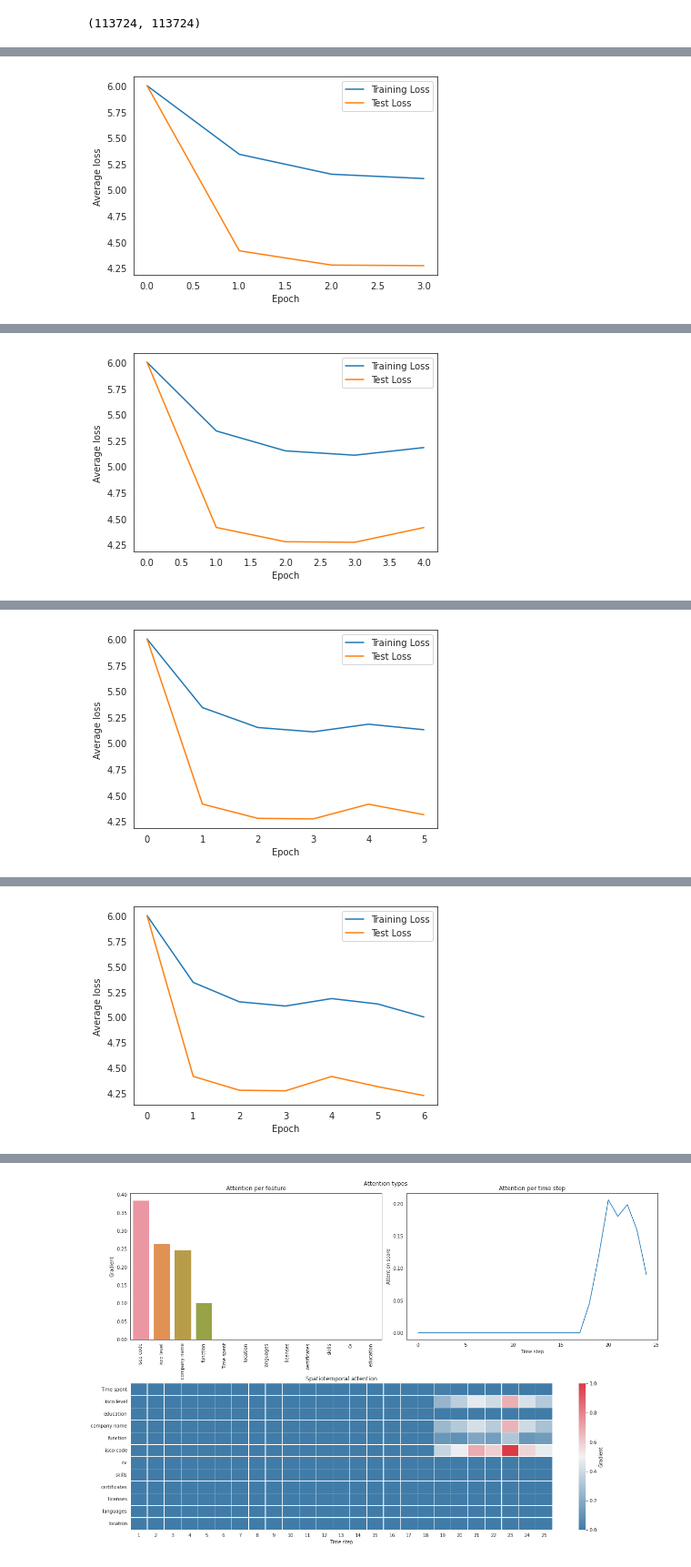
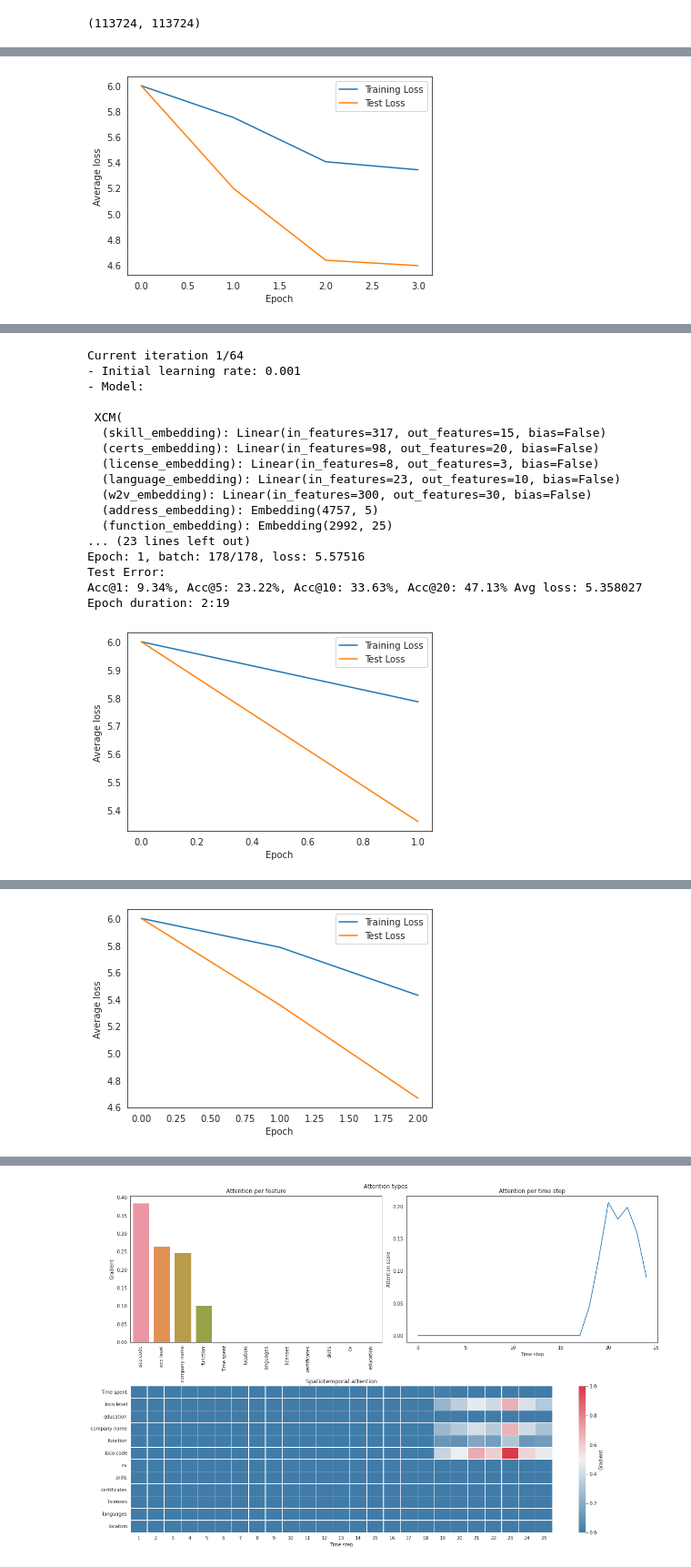
Before and after one commit to maxdata/MSc_thesis, a Jupyter notebook: Explainable/Explainable_CNN.ipynb, the cells around one changed output, grey strips where cells are left out. Shown at 91% size. Cells and saved outputs as stored; diff of their text form; code cells hidden in the pictures.

```diff
--- a/Explainable/Explainable_CNN.ipynb
+++ b/Explainable/Explainable_CNN.ipynb
@@ -652,6 +657,9 @@ def train_loop(model, trainloader, valloader, optimizer, scheduler, criterion, n
 
         done = int(time.time() - start)
         print(f"Epoch duration: {int((done) // 60)}:{int((done) % 60):02d}")
+
+        with open(f"../logs/eCNN-LSTM/{datetime.now().strftime('%Y_%d_%m_%H:%M:%S')}.txt", "w+") as f:
+            f.write(f"{model}\n\nEpoch: {epoch + 1}\n\nAcc@1: {stats[0]}\n\nDuration: {int(done // 60)}:{int(done % 60):02d}")
 
         results["Epoch"].append(epoch + 1)
         results["Acc@1"].append(stats[0])
@@ -724,17 +732,17 @@ torch.cuda.empty_cache()
 # %%
 sns.set_style("white")
 # %%
-num_epochs = 10
+num_epochs = 3
 current = 0
 
 criterion = torch.nn.CrossEntropyLoss()
 
 full_results = []
 
-learning_rates = [1e-1, 1e-2, 1e-3, 1e-4][1:2]
-window_sizes = [0.04, 0.08, 0.2, 0.4, 0.6, 0.8, 1.0][-5:-4]
-F1_sizes = [1, 2, 4, 8, 16, 32, 64, 128, 256][2:3]
-F2_sizes = [16, 32, 64, 128, 256][3:4]
+learning_rates = [1e-2, 1e-3, 1e-4][1:2]
+window_sizes = [0.04, 0.08, 0.2, 0.4, 0.6, 0.8, 1.0][:4]
+F1_sizes = [1, 2, 4, 8, 16, 32, 64, 128, 256][:4]
+F2_sizes = [16, 32, 64, 128, 256][:4]
 
 skill_embedding_size=15
 certs_embedding_size=15
@@ -834 +846 @@ Epoch duration: 6:36
-[figure, old version]
+[figure, new version]
@@ -841 +847,18 @@ Epoch duration: 6:40
+Current iteration 1/64
+- Initial learning rate: 0.001
+- Model:
+
+ XCM(
+  (skill_embedding): Linear(in_features=317, out_features=15, bias=False)
+  (certs_embedding): Linear(in_features=98, out_features=20, bias=False)
+  (license_embedding): Linear(in_features=8, out_features=3, bias=False)
+  (language_embedding): Linear(in_features=23, out_features=10, bias=False)
+  (w2v_embedding): Linear(in_features=300, out_features=30, bias=False)
+  (address_embedding): Embedding(4757, 5)
+  (function_embedding): Embedding(2992, 25)
+... (23 lines left out)
+Epoch: 1, batch: 178/178, loss: 5.57516
+Test Error:
+Acc@1: 9.34%, Acc@5: 23.22%, Acc@10: 33.63%, Acc@20: 47.13% Avg loss: 5.358027
+Epoch duration: 2:19
-[figure, old version]
+[figure, new version]
@@ -848 +871 @@ Epoch duration: 6:44
-[figure, old version]
+[figure, new version]
@@ -855 +871,0 @@ Epoch duration: 6:44
-[figure, removed]
```
Also changed, not shown: parts of 5 cells of this notebook, 3 other files.
